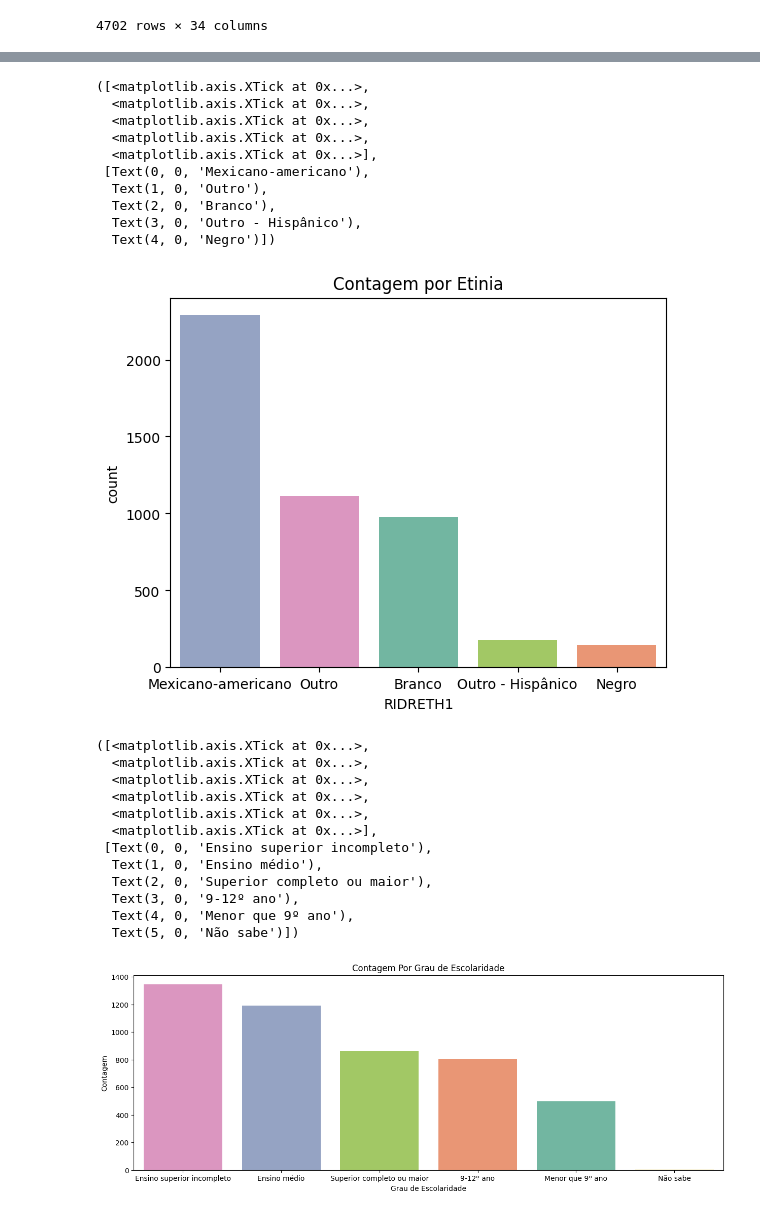
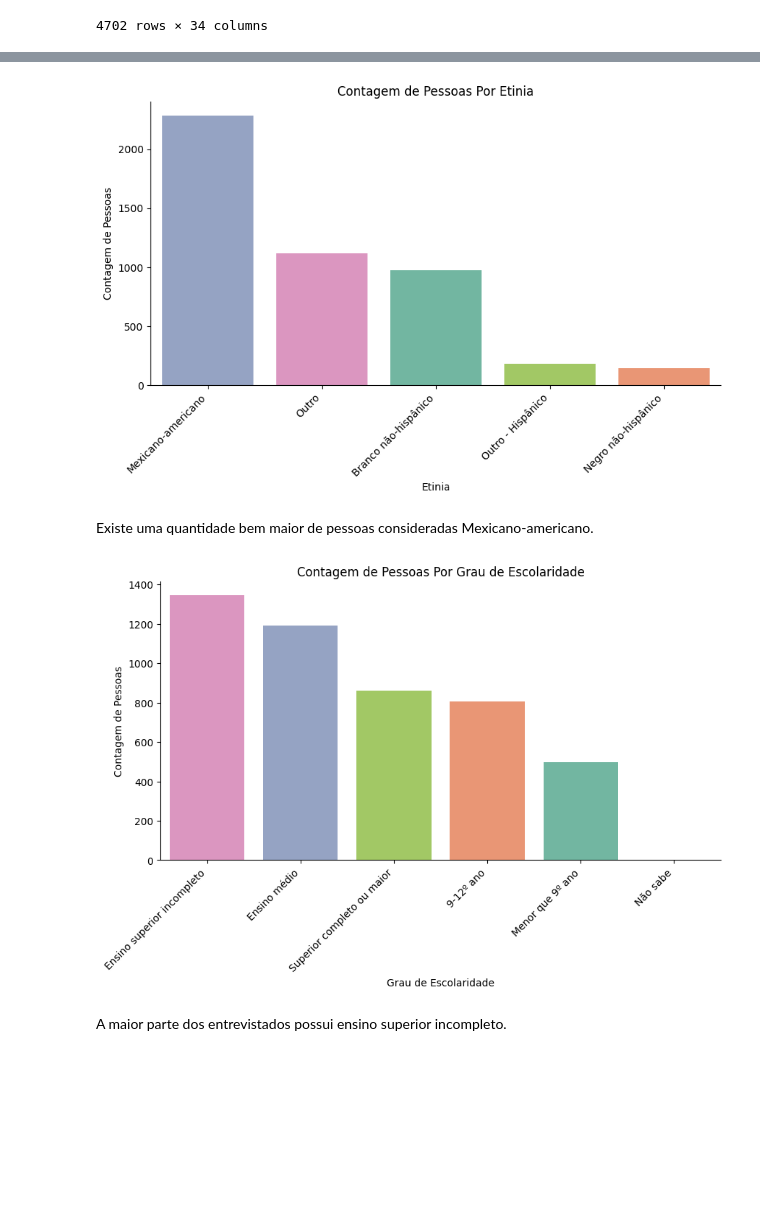
Before and after one commit to OtavioAroca/portfolio, a Jupyter notebook: depressao.ipynb, the cells around one changed output, grey strips where cells are left out. Saved outputs shown, nothing was run; the diff lists cells and outputs as text; code cells hidden in the pictures; blank space fills up the shorter version.

Commit message:
Organizando a ordem

```diff
--- a/depressao.ipynb
+++ b/depressao.ipynb
@@ -232,0 +235,3 @@ demo['DPQ_SCORE'] = demo[colunas].sum(axis=1)
+# %%
+# Criando a coluna CATEGORY com base no valor de DPQ_SCORE
+demo['DEPRESSION_CATEGORY'] = demo['DPQ_SCORE'].apply(lambda x: 0 if x < 5 else (1 if x < 10 and x >= 5 else 2))
@@ -412,9 +495,0 @@ Será realizado a soma de DPQ010 à DPQ090 para obter um valor que possa represe
-# %%
-# Separando as coluans
-colunas = ['DPQ010','DPQ020','DPQ030','DPQ040','DPQ050','DPQ060','DPQ070','DPQ080','DPQ090']
-
-# Substituindo os valores de 7 e 9 por 0
-df_unido[colunas] = df_unido[colunas].replace({7: 0, 9: 0})
-
-# Realizando a soma das colunas
-df_unido['DPQ_SCORE'] = df_unido[colunas].sum(axis=1)
@@ -429,3 +495,0 @@ Será criada a coluna CATEGORY que representará o grau de sintomas depressivos
-# %%
-# Criando a coluna CATEGORY com base no valor de DPQ_SCORE
-df_unido['CATEGORY'] = df_unido['DPQ_SCORE'].apply(lambda x: 0 if x < 5 else (1 if x < 10 and x >= 5 else 2))
@@ -481,39 +539,43 @@ Text(0, 0.5, 'Contagem')
 # %%
 # Contar as ocorrências de cada valor em 'RIDRETH1' e ordenar de forma decrescente
 ordem = df_unido['RIDRETH1'].value_counts().index
 
 # Mapear os valores únicos de 'RIDRETH1' para as etnias correspondentes
 etinia = {
-    1: 'Branco',
-    2: 'Negro',
+    1: 'Branco não-hispânico',
+    2: 'Negro não-hispânico',
     3: 'Mexicano-americano',
     4: 'Outro',
     5: 'Outro - Hispânico'
 }
 
 # Criar uma lista de rótulos com apenas as etnias
 formatar_labels = [etinia[value] for value in ordem]
 
+# Definindo o tamanho da figura
+plt.figure(figsize=(10,5))
+
 # Plotar o gráfico de barras com os valores ordenados
 grafico = sns.countplot(x='RIDRETH1', data=df_unido, hue='RIDRETH1', order=ordem, palette="Set2", legend=False)
 
 # Alterando o título
-grafico.set_title('Contagem por Etinia')
+grafico.set_title('Contagem de Pessoas Por Etinia')
 
-# Definir os rótulos formatados para os ticks do eixo x
-plt.xticks(ticks=range(len(ordem)), labels=formatar_labels)
+# Adicionando legenda no eixo x
+plt.xlabel('Etinia')
+
+# Adicionando legenda no eixo y
+plt.ylabel('Contagem de Pessoas')
+
+# Definindo os rótulos formatados para os ticks do eixo x
+plt.xticks(ticks= range(len(ordem)), labels= formatar_labels, rotation= 45, ha= 'right')
+
+# Removendo as bordas à direta
+sns.despine(right= True)
 # %% [output]
-([<matplotlib.axis.XTick at 0x...>,
-  <matplotlib.axis.XTick at 0x...>,
-  <matplotlib.axis.XTick at 0x...>,
-  <matplotlib.axis.XTick at 0x...>,
-  <matplotlib.axis.XTick at 0x...>],
- [Text(0, 0, 'Mexicano-americano'),
-  Text(1, 0, 'Outro'),
-  Text(2, 0, 'Branco'),
-  Text(3, 0, 'Outro - Hispânico'),
-  Text(4, 0, 'Negro')])
-[figure, old version]
+[figure, new version]
+# %% [markdown]
+Existe uma quantidade bem maior de pessoas consideradas Mexicano-americano.
 # %%
 # Criando um dicionário com os valores correspondentes de escolaridade
 escolaridade = {
@@ -534,34 +596,27 @@ ordem =  df_unido['DMDEDUC'].value_counts().index
 formatar_labels = [escolaridade[value] for value in ordem]
 
 # Adicionando um tamanho à figura
-plt.figure(figsize=(15, 5))
+plt.figure(figsize=(10, 5))
 
 # Adicionando Título
-plt.title('Contagem Por Grau de Escolaridade')
+plt.title('Contagem de Pessoas Por Grau de Escolaridade')
 
 # Legenda do eixo x
 plt.xlabel('Grau de Escolaridade')
 
 # Legenda do eixo y
-plt.ylabel('Contagem')
+plt.ylabel('Contagem de Pessoas')
 
 # Criando o gráfico
 grafico = sns.countplot(x='DMDEDUC', data=df_unido, hue='DMDEDUC', order=ordem, palette="Set2", legend=False)
 
 # Definir os rótulos formatados para os ticks do eixo x
-plt.xticks(ticks=range(len(ordem)), labels=formatar_labels)
+plt.xticks(ticks=range(len(ordem)), labels=formatar_labels, rotation= 45, ha='right')
+
+# Removendo as bordas à direta
+sns.despine(right= True)
 # %% [output]
-([<matplotlib.axis.XTick at 0x...>,
-  <matplotlib.axis.XTick at 0x...>,
-  <matplotlib.axis.XTick at 0x...>,
-  <matplotlib.axis.XTick at 0x...>,
-  <matplotlib.axis.XTick at 0x...>,
-  <matplotlib.axis.XTick at 0x...>],
- [Text(0, 0, 'Ensino superior incompleto'),
-  Text(1, 0, 'Ensino médio'),
-  Text(2, 0, 'Superior completo ou maior'),
-  Text(3, 0, '9-12º ano'),
-  Text(4, 0, 'Menor que 9º ano'),
-  Text(5, 0, 'Não sabe')])
-[figure, old version]
+[figure, new version]
+# %% [markdown]
+A maior parte dos entrevistados possui ensino superior incompleto.
 # %% [markdown]
```
Also changed, not shown: parts of 41 cells of this notebook.
